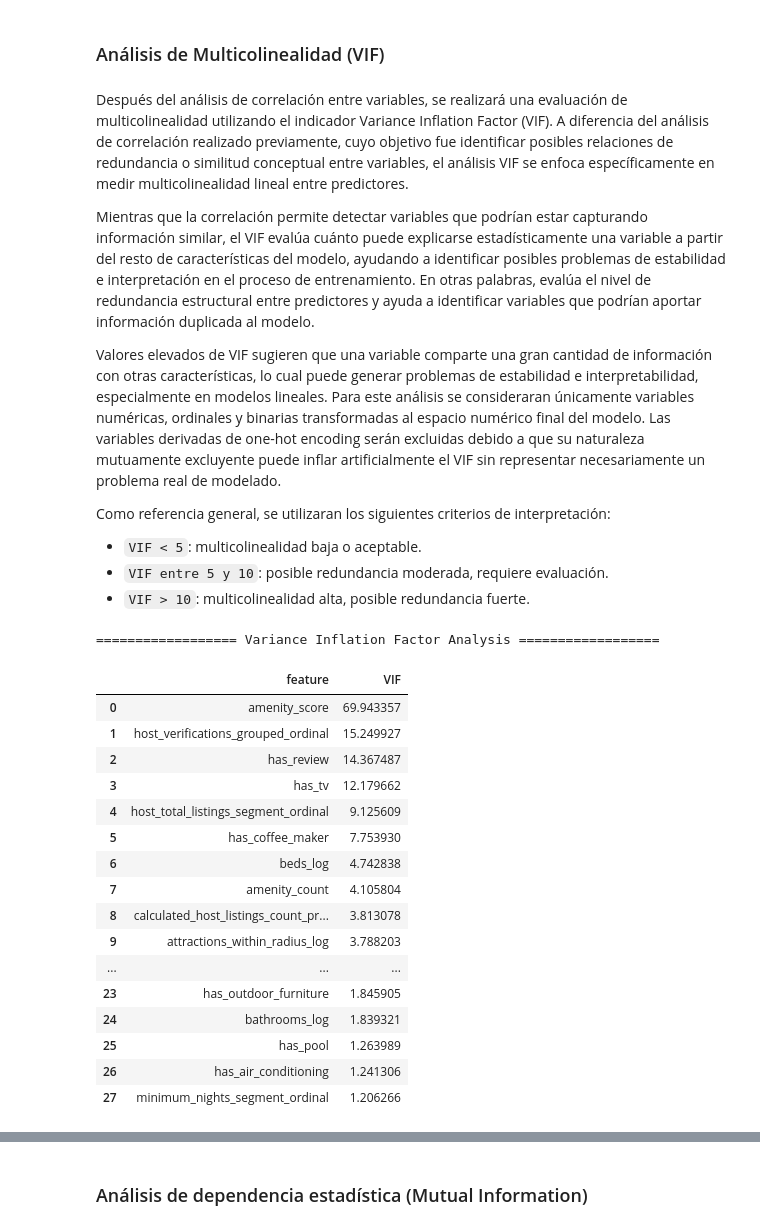
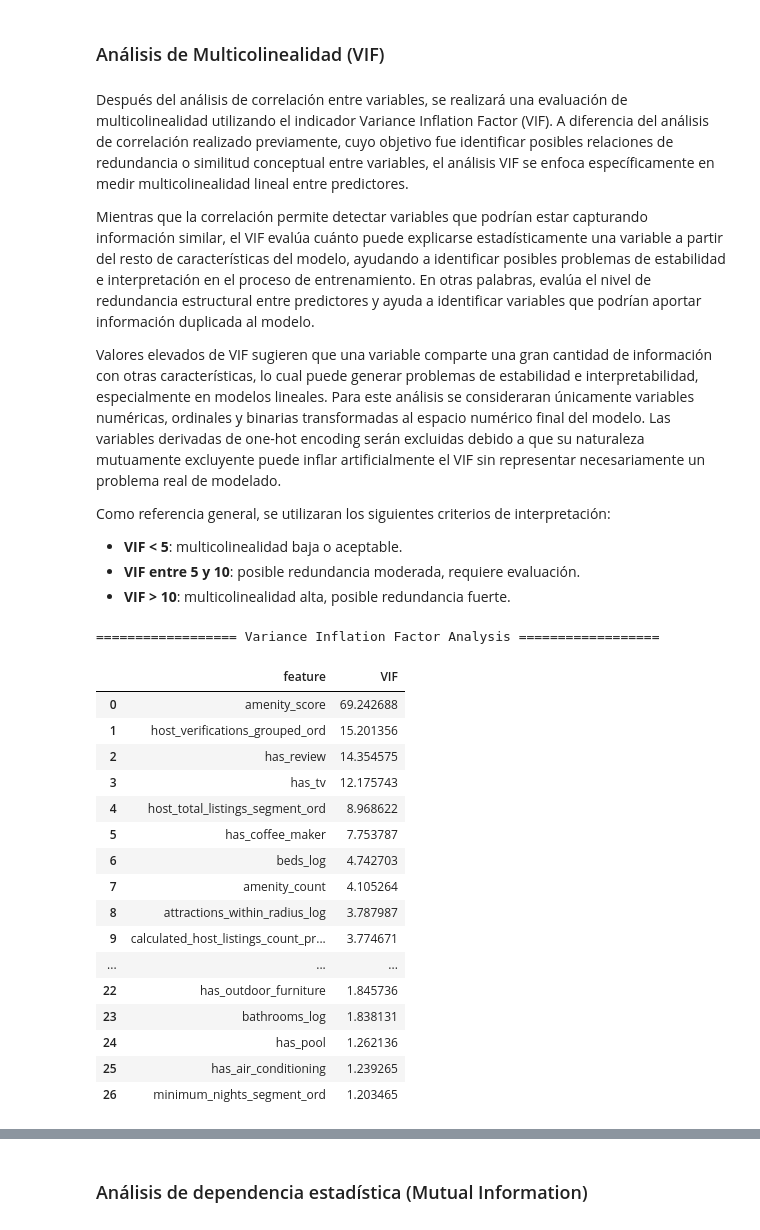
Before and after one commit to josue-rdgzcb/airbnb-price-prediction-mexico-city, a Jupyter notebook: notebooks/02_feature_engineering.ipynb, the cells around one changed output, grey strips where cells are left out. Cells and saved outputs as stored; diff of their text form; code cells hidden in the pictures.

```diff
--- a/notebooks/02_feature_engineering.ipynb
+++ b/notebooks/02_feature_engineering.ipynb
@@ -109,0 +86,9 @@ df_prepared[['host_is_superhost', 'instant_bookable']]
+# %%
+# Import orchestrator to clean and format feature columns
+from src.preprocess.cleaning import clean_features
+
+# Apply orchestrator → prepare dataset with cleaned and formatted features
+df_prepared = clean_features(df_features)
+
+# Display the first rows of the cleaned and formatted feature columns
+df_prepared[['host_is_superhost', 'instant_bookable', 'host_verifications', 'amenities', 'room_type']]
@@ -1380,10 +1358,24 @@ Las funciones utilizadas en esta sección fueron previamente modularizadas dentr
+# %%
+from src.preprocess.imputation import (fit_imputers, transform_imputers)
+from src.preprocess.numeric_transformation import log_transformation
+from src.preprocess.encoding import (fit_encoders, transform_encoders)
+from src.preprocess.scaling import (fit_scalers, transform_scalers)
+
+# Imputation
+imputers = fit_imputers(df_prepared)
+df_prepared = transform_imputers(df_prepared, imputers)
+
+# Numeric transformations
+df_prepared = log_transformation(df_prepared)
+
+# Encoding
+encoders = fit_encoders(df_prepared)
+df_prepared = transform_encoders(df_prepared, encoders)
+
+# Scaling
+scalers = fit_scalers(df_prepared)
+df_prepared = transform_scalers(df_prepared, scalers)
 # %%
-# Import orchestrator to transform feature set
-from src.features.transform.orchestrator import transform_features
-
-# Apply orchestrator → prepare dataset with transformed features
-df_prepared = transform_features(df_prepared)
-
 # Display the first rows of the prepared dataset
 df_prepared.head()
 # %% [output]
@@ -1418,8 +1430,8 @@ df_eval = df_prepared[[
     'property_group_apartment','property_group_guesthouse', 'property_group_hotel',
     'property_group_house', 'property_group_other','property_group_unique/nature',
     'neighbourhood_cleansed_freq', 'property_group_room_freq',
-    'host_total_listings_segment_ordinal', 'review_scores_mean_segment_ordinal',
-    'minimum_nights_segment_ordinal', 'host_verifications_grouped_ordinal',
+    'host_total_listings_segment_ord', 'review_scores_mean_segment_ord',
+    'minimum_nights_segment_ord', 'host_verifications_grouped_ord',
 
 
     # Boolean features
@@ -1428,7 +1440,7 @@ df_eval = df_prepared[[
     'has_outdoor_furniture', 'has_air_conditioning','has_self_check_in', 'has_pool',
 
     # Target
-    'clean_price', 'log_price'
+    'log_price'
 
     ]].copy()
 
@@ -1548,11 +1560,11 @@ Valores elevados de VIF sugieren que una variable comparte una gran cantidad de
 
 Como referencia general, se utilizaran los siguientes criterios de interpretación:
 
-- `VIF < 5`: multicolinealidad baja o aceptable.
-- `VIF entre 5 y 10`: posible redundancia moderada, requiere evaluación.
-- `VIF > 10`: multicolinealidad alta, posible redundancia fuerte.
+- **VIF < 5**: multicolinealidad baja o aceptable.
+- **VIF entre 5 y 10**: posible redundancia moderada, requiere evaluación.
+- **VIF > 10**: multicolinealidad alta, posible redundancia fuerte.
 # %%
-from src.features.analysis.vif_analysis import vif_analysis
+from src.features.analysis.selection.vif_analysis import vif_analysis
 
 # Variables a excluir del análisis VIF
 excluded_vif_features = [
@@ -1560,50 +1572,49 @@ excluded_vif_features = [
     # One-hot encoded variables
     'room_type_entire_home/apt',
     'room_type_hotel_room',
     'room_type_private_room',
     'room_type_shared_room',
 
     'property_group_apartment',
     'property_group_guesthouse',
     'property_group_hotel',
     'property_group_house',
     'property_group_other',
     'property_group_unique/nature',
 
     # Target
-    'clean_price',
     'log_price'
 ]
 
 # Dataset para VIF
 df_vif = df_eval.drop(
     columns=excluded_vif_features
 )
 
 # Run VIF analysis
 vif_results = vif_analysis(df_vif)
 
 print("================== Variance Inflation Factor Analysis ==================")
 vif_results
 # %% [output]
 ================== Variance Inflation Factor Analysis ==================
 |  | feature | VIF |
-| 0 | amenity_score | 69.943357 |
-| 1 | host_verifications_grouped_ordinal | 15.249927 |
-| 2 | has_review | 14.367487 |
-| 3 | has_tv | 12.179662 |
-| 4 | host_total_listings_segment_ordinal | 9.125609 |
-| 5 | has_coffee_maker | 7.753930 |
-| 6 | beds_log | 4.742838 |
-| 7 | amenity_count | 4.105804 |
-| 8 | calculated_host_listings_count_pr... | 3.813078 |
-| 9 | attractions_within_radius_log | 3.788203 |
+| 0 | amenity_score | 69.242688 |
+| 1 | host_verifications_grouped_ord | 15.201356 |
+| 2 | has_review | 14.354575 |
+| 3 | has_tv | 12.175743 |
+| 4 | host_total_listings_segment_ord | 8.968622 |
+| 5 | has_coffee_maker | 7.753787 |
+| 6 | beds_log | 4.742703 |
+| 7 | amenity_count | 4.105264 |
+| 8 | attractions_within_radius_log | 3.787987 |
+| 9 | calculated_host_listings_count_pr... | 3.774671 |
 | ... | ... | ... |
-| 23 | has_outdoor_furniture | 1.845905 |
-| 24 | bathrooms_log | 1.839321 |
-| 25 | has_pool | 1.263989 |
-| 26 | has_air_conditioning | 1.241306 |
-| 27 | minimum_nights_segment_ordinal | 1.206266 |
+| 22 | has_outdoor_furniture | 1.845736 |
+| 23 | bathrooms_log | 1.838131 |
+| 24 | has_pool | 1.262136 |
+| 25 | has_air_conditioning | 1.239265 |
+| 26 | minimum_nights_segment_ord | 1.203465 |
 # %% [markdown]
 El análisis de Variance Inflation Factor (VIF) permitió evaluar el nivel de multicolinealidad entre las variables candidatas del modelo. En general, la mayoría de las características presentaron valores de VIF bajos o moderados, lo cual indica una estructura relativamente estable y con niveles aceptables de dependencia lineal.
 
```
Also changed, not shown: parts of 60 cells of this notebook.
